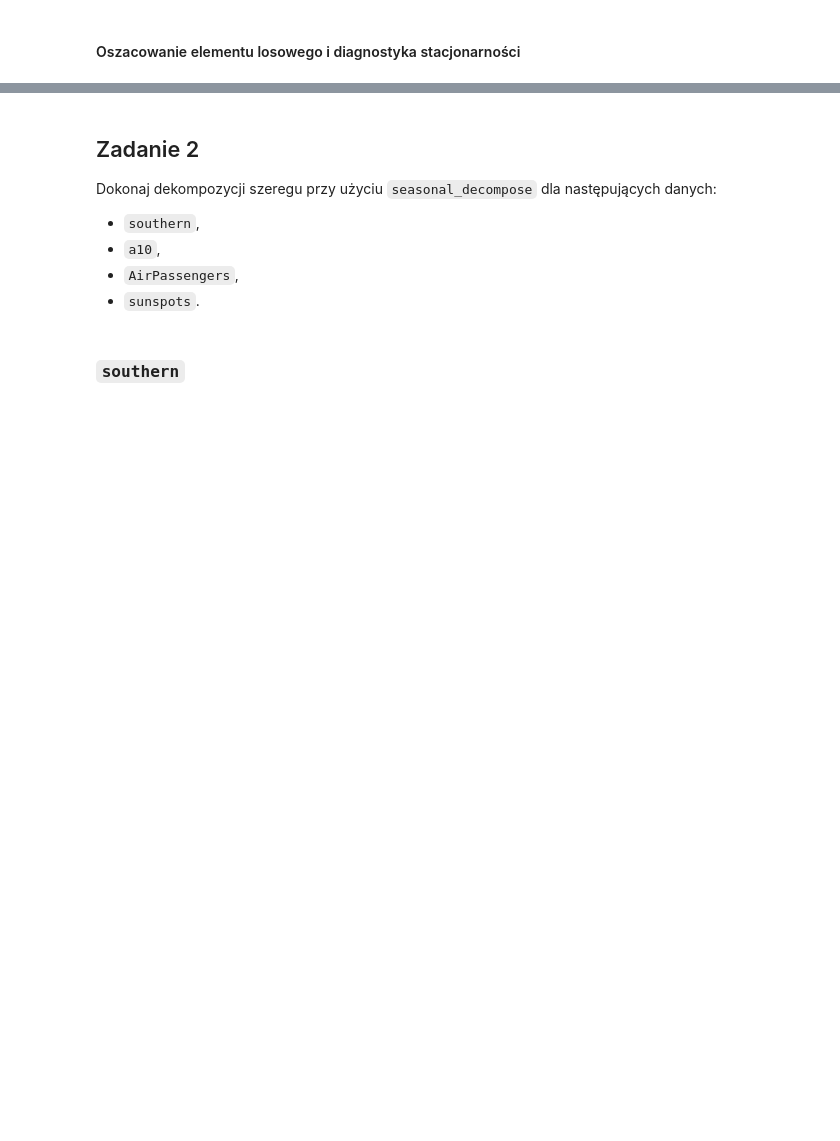
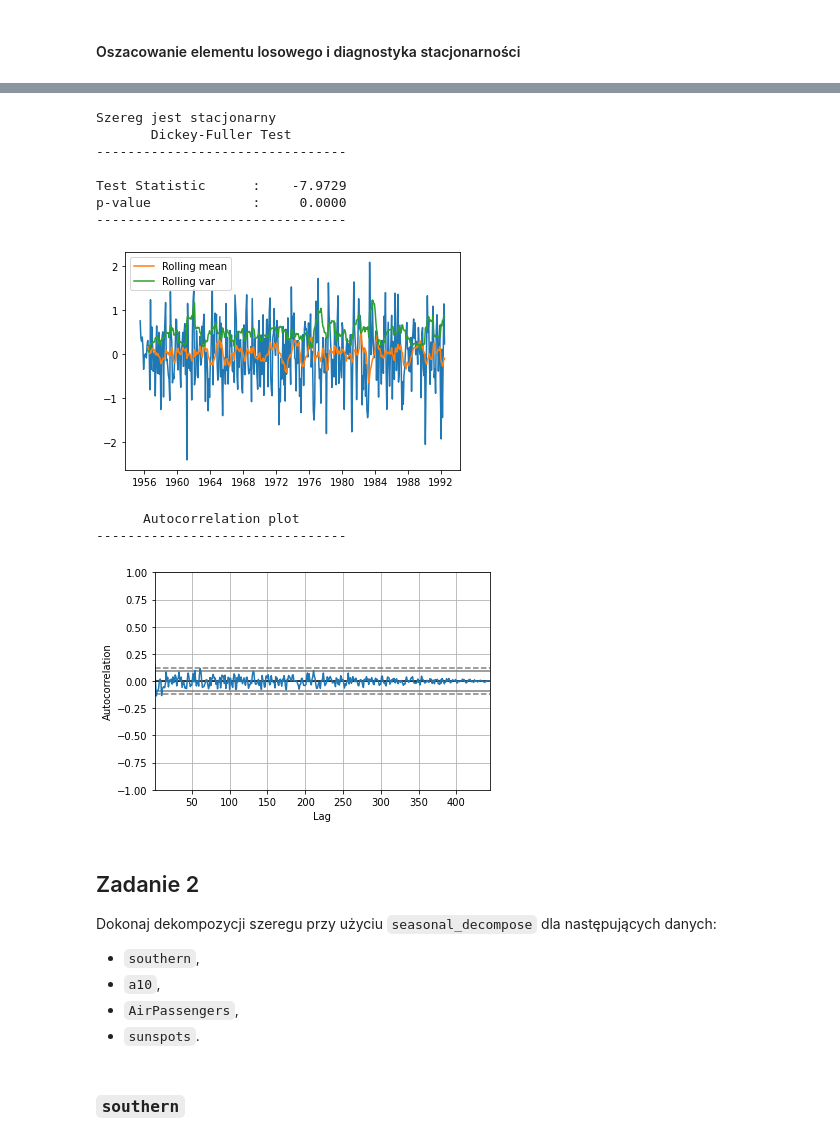
Before and after one commit to mdabrowski-phd/ds250223_regul, a Jupyter notebook: 04_szeregi_czasowe/04_dekompozycja_szeregu.ipynb, the cells around one changed output, grey strips where cells are left out. Cells and saved outputs as stored; diff of their text form; code cells hidden in the pictures; blank space fills up the shorter version.

```diff
--- a/04_szeregi_czasowe/04_dekompozycja_szeregu.ipynb
+++ b/04_szeregi_czasowe/04_dekompozycja_szeregu.ipynb
@@ -113,3 +149,18 @@ Object `numpy.tile` not found.
+# %%
+check_time_series_stationary(resid.dropna())
+#stacjonarny
+# %% [output]
+Szereg jest stacjonarny
+       Dickey-Fuller Test
+--------------------------------
+
+Test Statistic      :    -7.9729
+p-value             :     0.0000
+--------------------------------
+[figure, added]
+      Autocorrelation plot
+--------------------------------
+[figure, added]
 # %% [markdown]
 ## Zadanie 2
 Dokonaj dekompozycji szeregu przy użyciu `seasonal_decompose` dla następujących danych:
```
Also changed, not shown: parts of 36 cells of this notebook.
